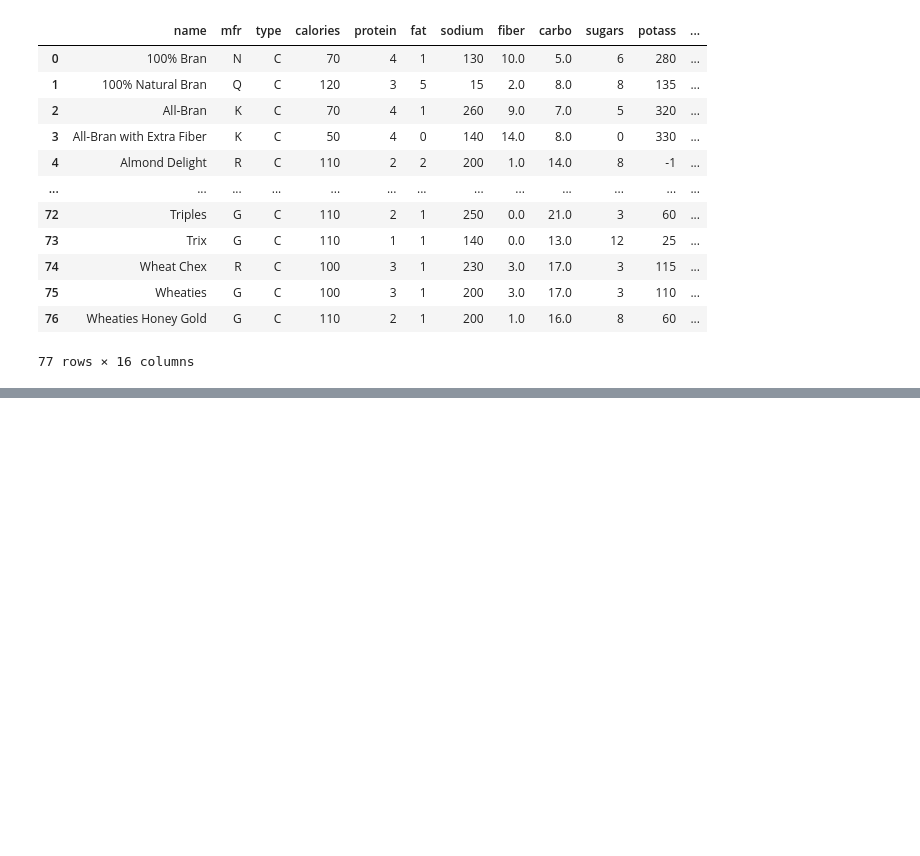
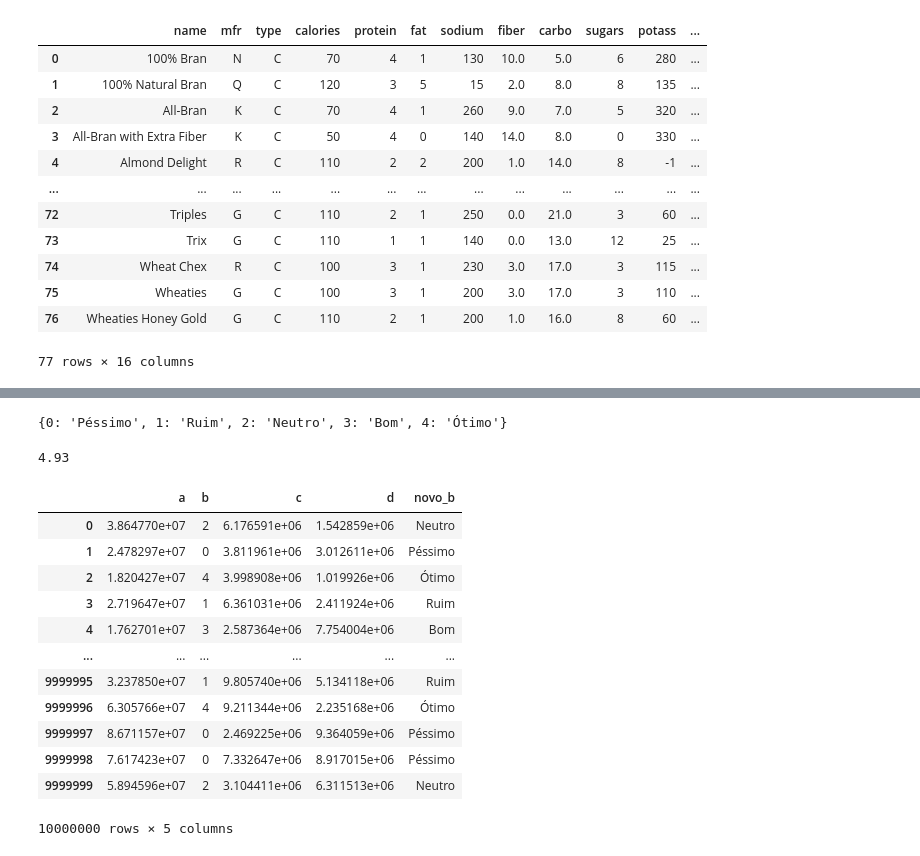
Before and after one commit to AriBarrosFilho/Aprendendo_Python, a Jupyter notebook: teste.ipynb, the cells around one changed output, grey strips where cells are left out. Saved outputs shown, nothing was run; the diff lists cells and outputs as text; code cells hidden in the pictures; blank space fills up the shorter version.

```diff
--- a/teste.ipynb
+++ b/teste.ipynb
@@ -370,0 +251,10 @@ np.clip()
+# %%
+linhas = 50_000_000
+
+dados = {
+    "b": np.random.randint(low = 0, high = 5, size = linhas),
+}
+
+df_gigante = pd.DataFrame(dados)
+
+df_gigante
@@ -370,0 +275,29 @@ np.clip()
+# %%
+mapa_itens = {0: "Péssimo", 1: "Ruim", 2: "Neutro", 3: "Bom", 4: "Ótimo"}
+mapa_itens
+# %% [output]
+{0: 'Péssimo', 1: 'Ruim', 2: 'Neutro', 3: 'Bom', 4: 'Ótimo'}
+# %%
+tempo_inicial = time.time()
+
+for chave in mapa_itens.keys(): df_gigante.loc[df_gigante.b == chave, "novo_b"] = mapa_itens[chave]
+
+print(f"{time.time() - tempo_inicial:.2f}")
+# %% [output]
+4.93
+# %%
+df_gigante
+# %% [output]
+|  | a | b | c | d | novo_b |
+| 0 | 3.864770e+07 | 2 | 6.176591e+06 | 1.542859e+06 | Neutro |
+| 1 | 2.478297e+07 | 0 | 3.811961e+06 | 3.012611e+06 | Péssimo |
+| 2 | 1.820427e+07 | 4 | 3.998908e+06 | 1.019926e+06 | Ótimo |
+| 3 | 2.719647e+07 | 1 | 6.361031e+06 | 2.411924e+06 | Ruim |
+| 4 | 1.762701e+07 | 3 | 2.587364e+06 | 7.754004e+06 | Bom |
+| ... | ... | ... | ... | ... | ... |
+| 9999995 | 3.237850e+07 | 1 | 9.805740e+06 | 5.134118e+06 | Ruim |
+| 9999996 | 6.305766e+07 | 4 | 9.211344e+06 | 2.235168e+06 | Ótimo |
+| 9999997 | 8.671157e+07 | 0 | 2.469225e+06 | 9.364059e+06 | Péssimo |
+| 9999998 | 7.617423e+07 | 0 | 7.332647e+06 | 8.917015e+06 | Péssimo |
+| 9999999 | 5.894596e+07 | 2 | 3.104411e+06 | 6.311513e+06 | Neutro |
+10000000 rows × 5 columns
```
Also changed, not shown: parts of 30 cells of this notebook, 11 other files.
